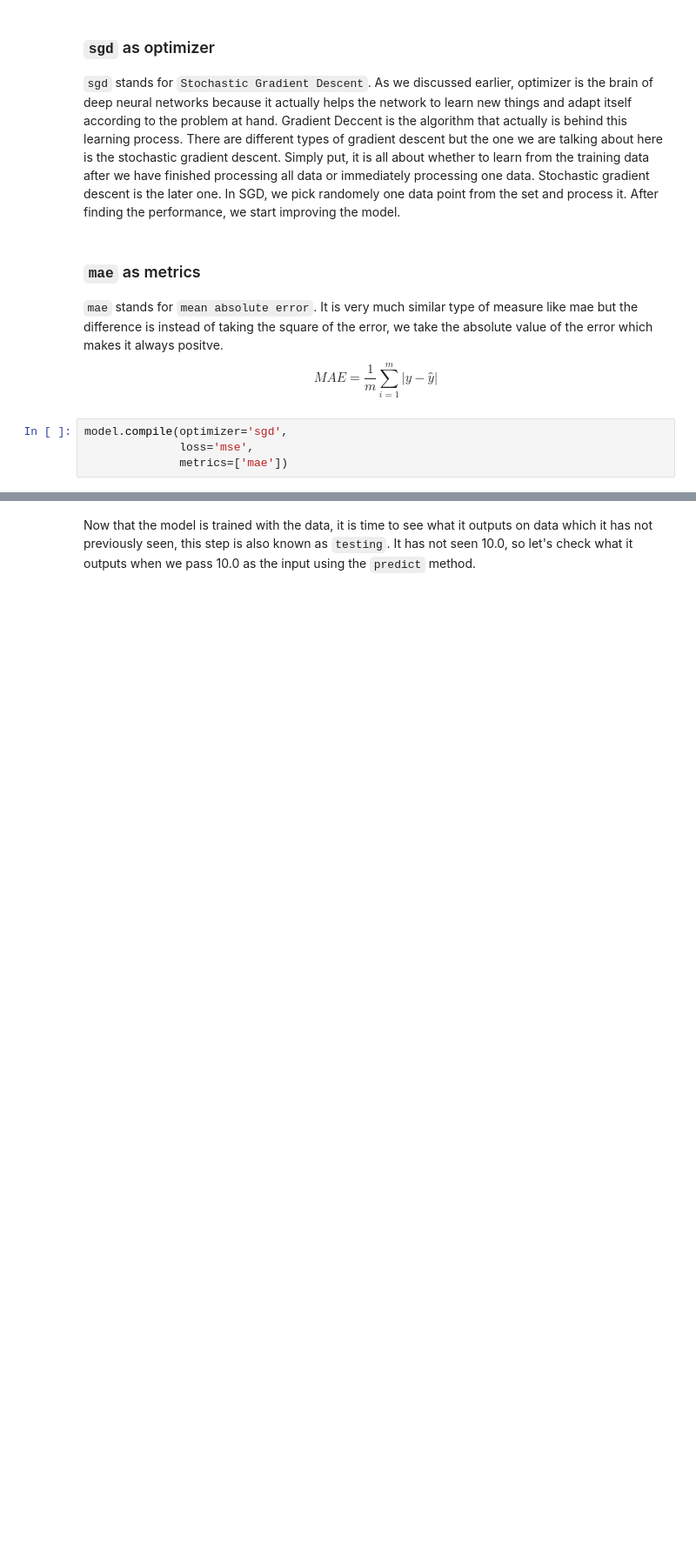
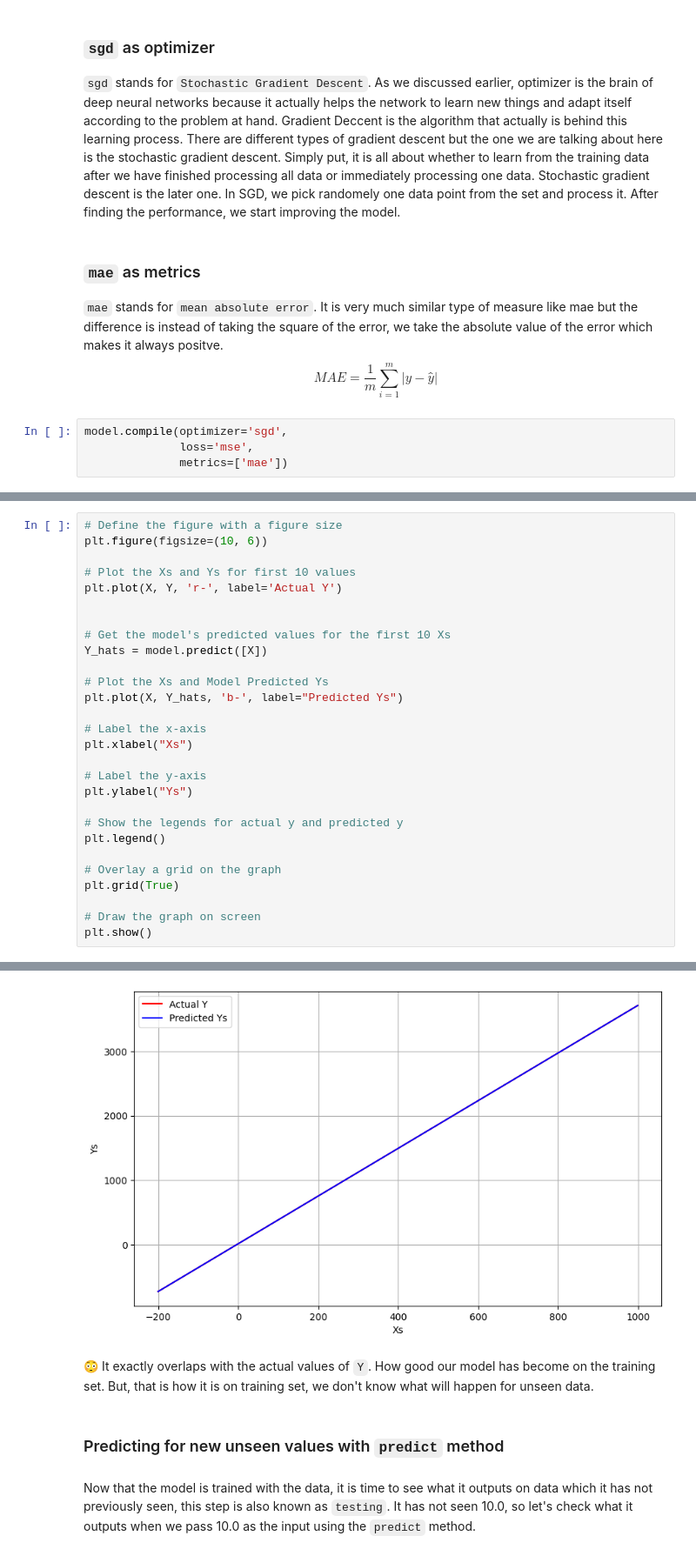
Before and after one commit to Arup3201/deep-learning-materials, a Jupyter notebook: 1_Basics_of_Neural_Networks.ipynb, the cells around one changed output, grey strips where cells are left out. Shown at 87% size. Drawn from its saved outputs; the diff is of its cells as text; blank space fills up the shorter version.

```diff
--- a/1_Basics_of_Neural_Networks.ipynb
+++ b/1_Basics_of_Neural_Networks.ipynb
@@ -331,0 +387,29 @@ model.fit(X, Y, epochs=100)
+# %%
+# Define the figure with a figure size
+plt.figure(figsize=(10, 6))
+
+# Plot the Xs and Ys for first 10 values
+plt.plot(X, Y, 'r-', label='Actual Y')
+
+
+# Get the model's predicted values for the first 10 Xs
+Y_hats = model.predict([X])
+
+# Plot the Xs and Model Predicted Ys
+plt.plot(X, Y_hats, 'b-', label="Predicted Ys")
+
+# Label the x-axis
+plt.xlabel("Xs")
+
+# Label the y-axis
+plt.ylabel("Ys")
+
+# Show the legends for actual y and predicted y
+plt.legend()
+
+# Overlay a grid on the graph
+plt.grid(True)
+
+# Draw the graph on screen
+plt.show()
+# %% [output]
@@ -332,2 +417,7 @@ model.fit(X, Y, epochs=100)
+[figure, added]
+# %% [markdown]
+😳 It exactly overlaps with the actual values of `Y`. How good our model has become on the training set. But, that is how it is on training set, we don't know what will happen for unseen data.
+# %% [markdown]
+### Predicting for new unseen values with `predict` method
 # %% [markdown]
 Now that the model is trained with the data, it is time to see what it outputs on data which it has not previously seen, this step is also known as `testing`. It has not seen 10.0, so let's check what it outputs when we pass 10.0 as the input using the `predict` method.
```
Also changed, not shown: parts of 14 cells of this notebook.
